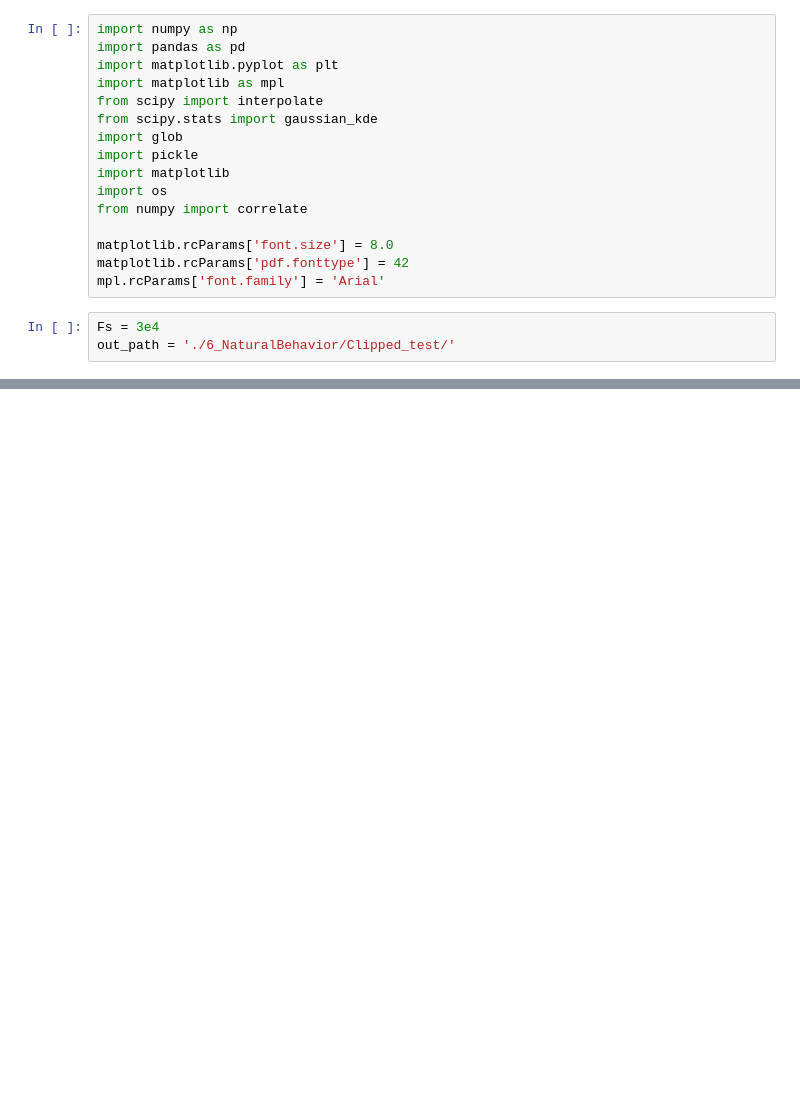
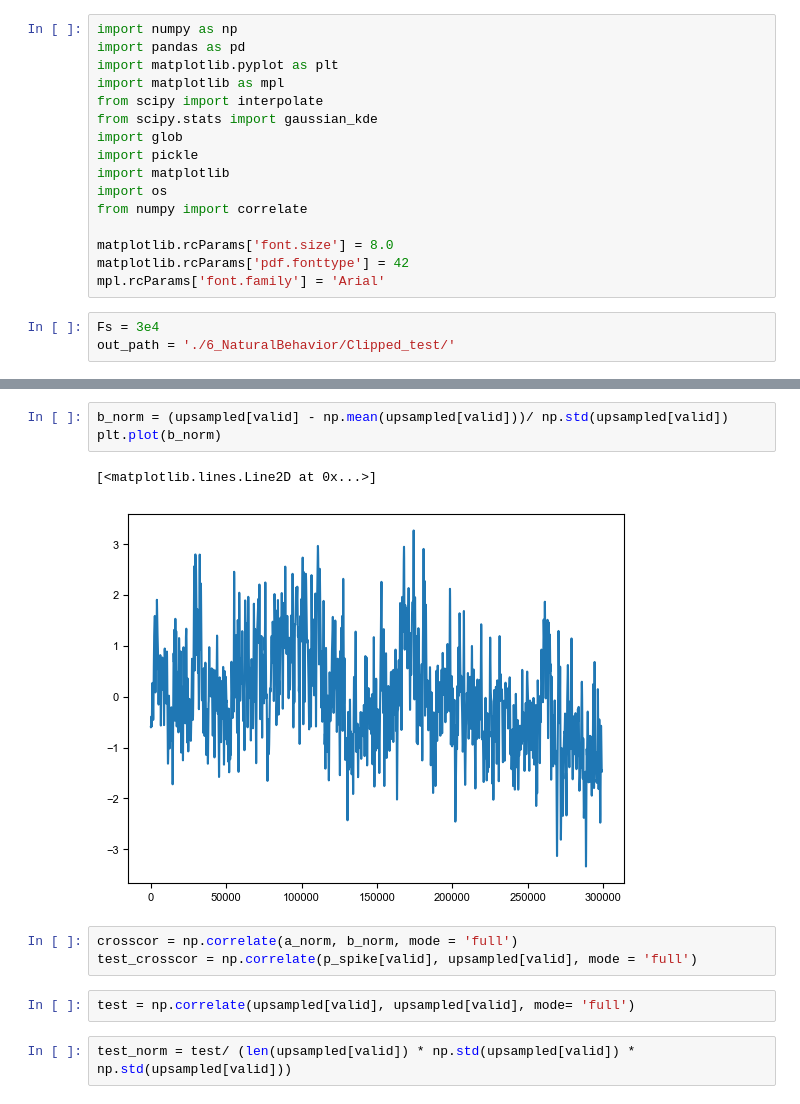
Before and after one commit to MeghnaAnand5/PiliferEphysAnalysis, a Jupyter notebook: 4d_CrossCorrelation.ipynb, the cells around one changed output, grey strips where cells are left out. Saved outputs shown, nothing was run; the diff lists cells and outputs as text; blank space fills up the shorter version.

```diff
--- a/4d_CrossCorrelation.ipynb
+++ b/4d_CrossCorrelation.ipynb
@@ -67,0 +65,13 @@ m30 unit1 MVm11: peak = -0.9665 at lag = 0.0022s
+# %%
+b_norm = (upsampled[valid] - np.mean(upsampled[valid]))/ np.std(upsampled[valid])
+plt.plot(b_norm)
+# %% [output]
+[<matplotlib.lines.Line2D at 0x...>]
+[figure, added]
+# %%
+crosscor = np.correlate(a_norm, b_norm, mode = 'full')
+test_crosscor = np.correlate(p_spike[valid], upsampled[valid], mode = 'full')
+# %%
+test = np.correlate(upsampled[valid], upsampled[valid], mode= 'full')
+# %%
+test_norm = test/ (len(upsampled[valid]) * np.std(upsampled[valid]) * np.std(upsampled[valid]))
```
Also changed, not shown: parts of 7 cells of this notebook.
